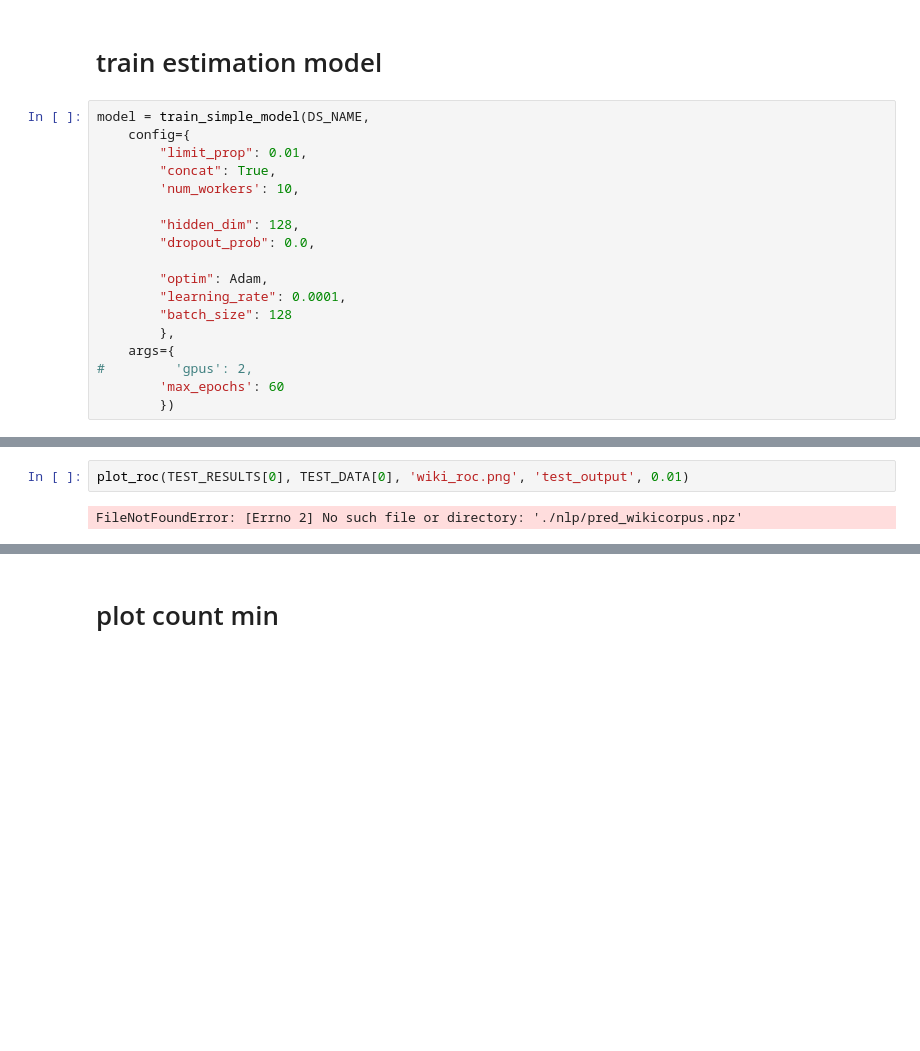
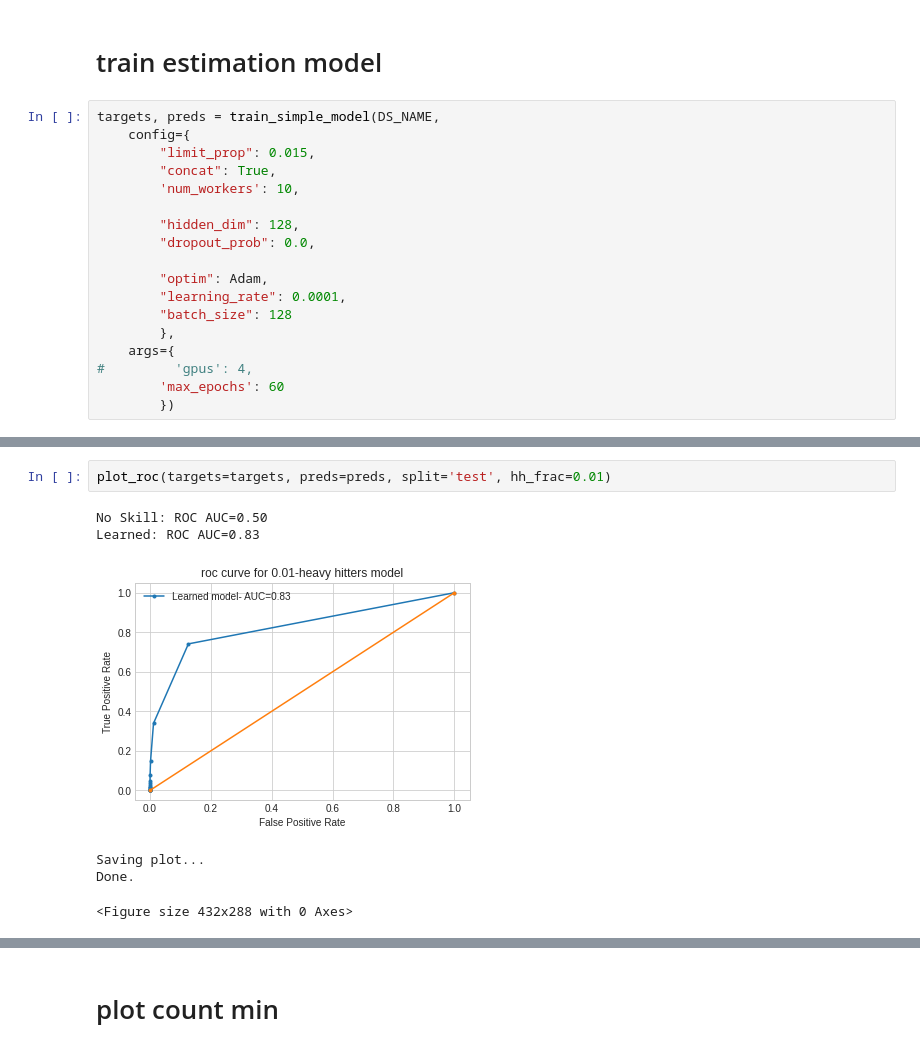
Before and after one commit to danielkorat/dynamic_ds, a Jupyter notebook: Playground.ipynb, the cells around one changed output, grey strips where cells are left out. Drawn from its saved outputs; the diff is of its cells as text; blank space fills up the shorter version.

```diff
--- a/Playground.ipynb
+++ b/Playground.ipynb
@@ -102,9 +110,9 @@ total time: 51.06 sec
 # %% [markdown]
 # train estimation model
 # %%
-model = train_simple_model(DS_NAME,
+targets, preds = train_simple_model(DS_NAME,
     config={
-        "limit_prop": 0.01,
+        "limit_prop": 0.015,
         "concat": True,
         'num_workers': 10,
 
@@ -116,7 +124,7 @@ model = train_simple_model(DS_NAME,
         "batch_size": 128
         },
     args={
-#         'gpus': 2,
+#         'gpus': 4,
         'max_epochs': 60
         })
 # %% [output]
@@ -206,7 +232,12 @@ lcm = LearnedCountMinEvaluation(test_results=TEST_RESULTS,
-# %%
-plot_roc(TEST_RESULTS[0], TEST_DATA[0], 'wiki_roc.png', 'test_output', 0.01)
-# %% [output]
-FileNotFoundError: [Errno 2] No such file or directory: './nlp/pred_wikicorpus.npz'
+# %%
+plot_roc(targets=targets, preds=preds, split='test', hh_frac=0.01)
+# %% [output]
+No Skill: ROC AUC=0.50
+Learned: ROC AUC=0.83
+[figure, added]
+Saving plot...
+Done.
+<Figure size 432x288 with 0 Axes>
 # %%
 # no lookup, only using learned model
 LOOKUP_DATA2 = None
```
Also changed, not shown: parts of 8 cells of this notebook, 3 other files.
